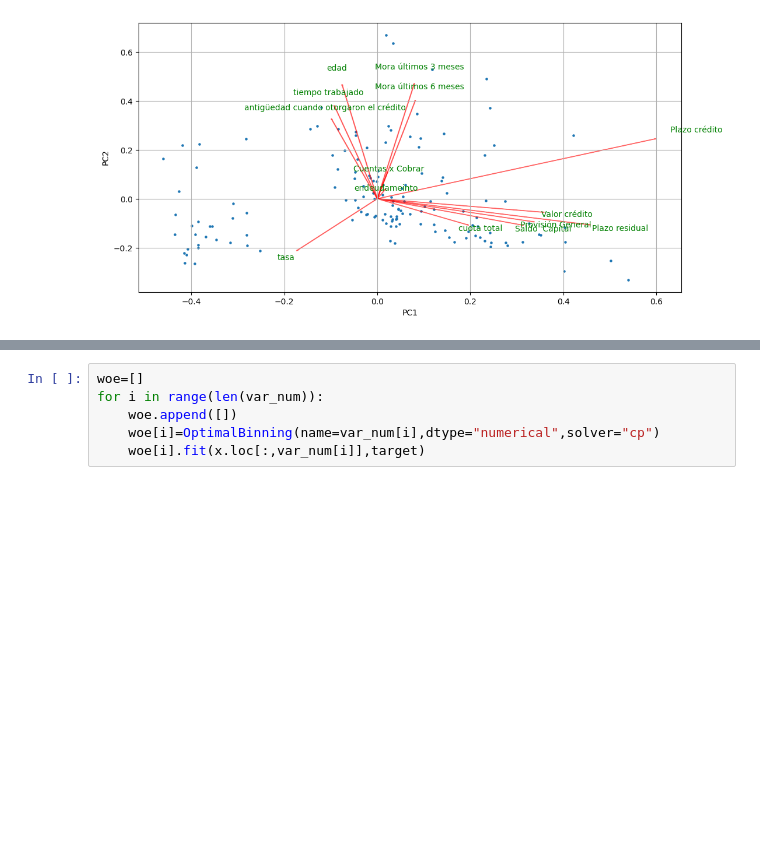
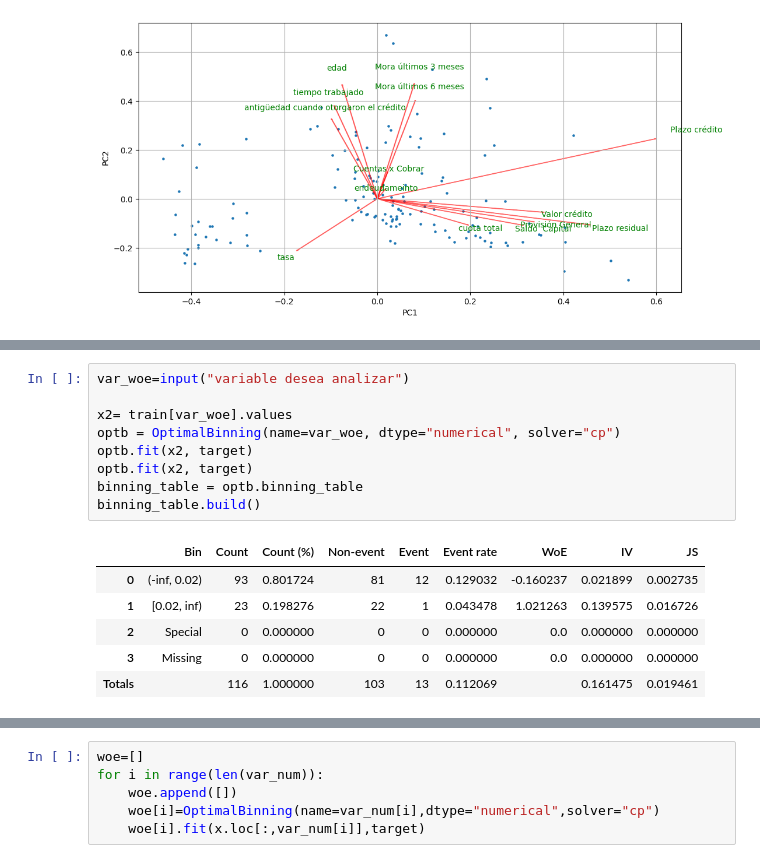
Before and after one commit to wicalo/ProyectoAna, a Jupyter notebook: Codigo/RegresionLogistica.ipynb, the cells around one changed output, grey strips where cells are left out. Cells and saved outputs as stored; diff of their text form; blank space fills up the shorter version.

```diff
--- a/Codigo/RegresionLogistica.ipynb
+++ b/Codigo/RegresionLogistica.ipynb
@@ -567,0 +576,16 @@ x=train[var_num]
+# %%
+var_woe=input("variable desea analizar")
+
+x2= train[var_woe].values
+optb = OptimalBinning(name=var_woe, dtype="numerical", solver="cp")
+optb.fit(x2, target)
+optb.fit(x2, target)
+binning_table = optb.binning_table
+binning_table.build()
+# %% [output]
+|  | Bin | Count | Count (%) | Non-event | Event | Event rate | WoE | IV | JS |
+| 0 | (-inf, 0.02) | 93 | 0.801724 | 81 | 12 | 0.129032 | -0.160237 | 0.021899 | 0.002735 |
+| 1 | [0.02, inf) | 23 | 0.198276 | 22 | 1 | 0.043478 | 1.021263 | 0.139575 | 0.016726 |
+| 2 | Special | 0 | 0.000000 | 0 | 0 | 0.000000 | 0.0 | 0.000000 | 0.000000 |
+| 3 | Missing | 0 | 0.000000 | 0 | 0 | 0.000000 | 0.0 | 0.000000 | 0.000000 |
+| Totals |  | 116 | 1.000000 | 103 | 13 | 0.112069 |  | 0.161475 | 0.019461 |
```
Also changed, not shown: parts of 14 cells of this notebook.
